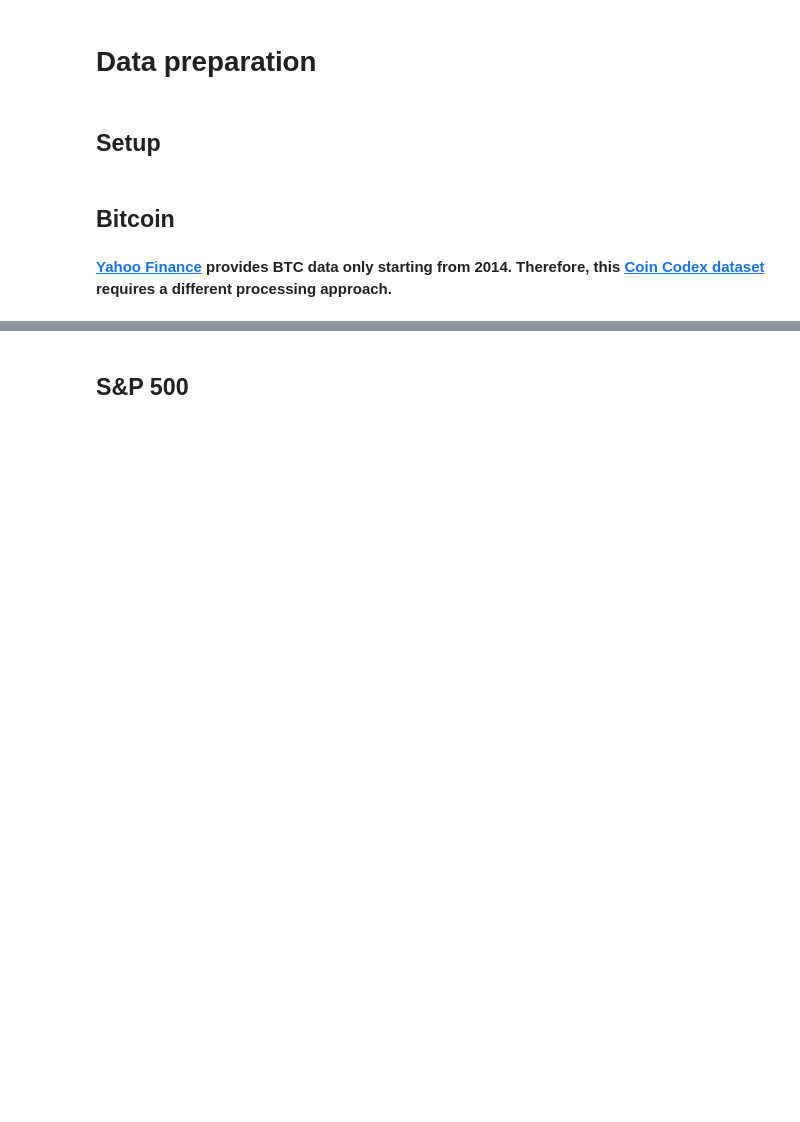
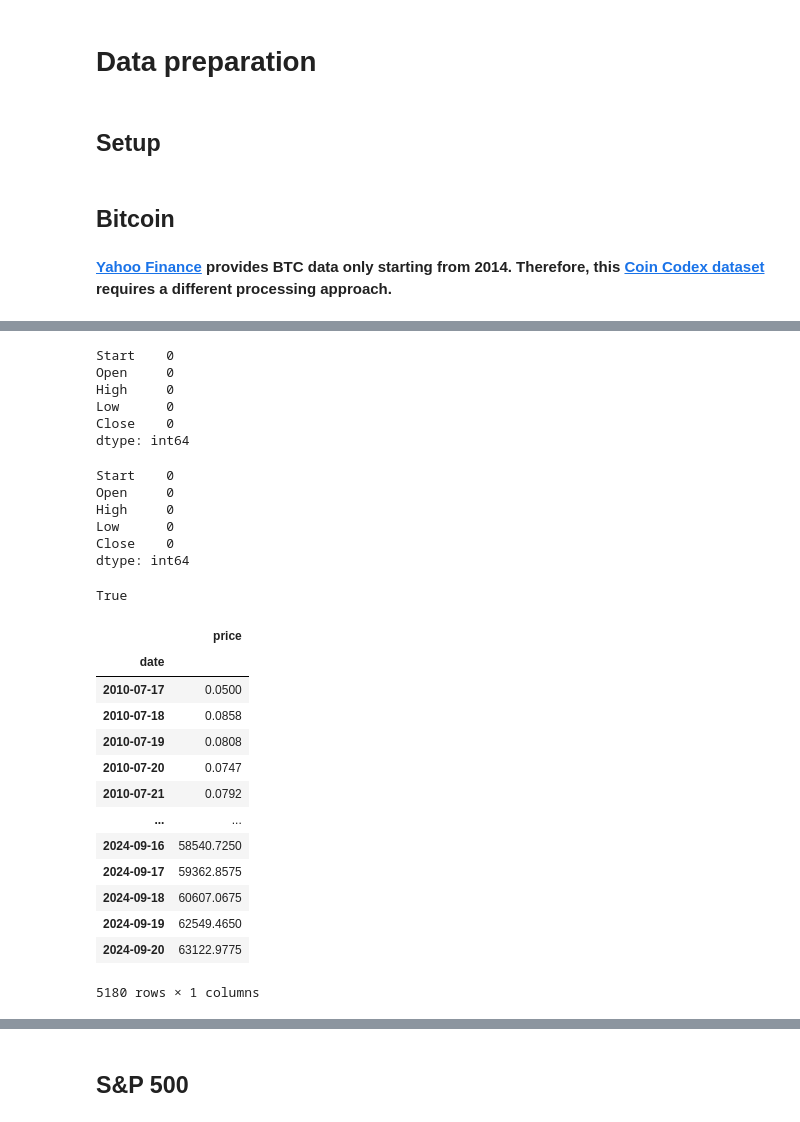
Before and after one commit to teofiloxyz/bitcoin-risk-and-return, a Jupyter notebook: notebooks/0_Data_preparation.ipynb, the cells around one changed output, grey strips where cells are left out. Drawn from its saved outputs; the diff is of its cells as text; code cells hidden in the pictures; blank space fills up the shorter version.

```diff
--- a/notebooks/0_Data_preparation.ipynb
+++ b/notebooks/0_Data_preparation.ipynb
@@ -59,7 +56,7 @@ def show_dataset_basic_info(df: pd.DataFrame) -> None:
 **[Yahoo Finance](https://finance.yahoo.com/) provides BTC data only starting from 2014. Therefore, this [Coin Codex dataset](https://coincodex.com/crypto/bitcoin/historical-data) requires a different processing approach.**
 # %%
 # Match the path of the downloaded raw CSV
-raw_btc_path = glob.glob(os.path.expanduser("~/Downloads/bitcoin_2010-07-22*.csv"))[0]
+raw_btc_path = glob.glob(os.path.expanduser("~/Downloads/bitcoin_*.csv"))[0]
 # %%
 # Read raw CSV as df and show it
 df_btc = pd.read_csv(raw_btc_path)
@@ -76,9 +104,23 @@ df_btc[["Start", "Open", "High", "Low", "Close"]].map(type).nunique() == 1
 # %%
 # Check for null values in each relevant column
 df_btc[["Start", "Open", "High", "Low", "Close"]].isna().sum()
+# %% [output]
+Start    0
+Open     0
+High     0
+Low      0
+Close    0
+dtype: int64
 # %%
 # Check for zero values in each relevant column
 (df_btc[["Start", "Open", "High", "Low", "Close"]] == 0).sum()
+# %% [output]
+Start    0
+Open     0
+High     0
+Low      0
+Close    0
+dtype: int64
 # %%
 # Get price using OHLC average
 df_btc["price"] = df_btc[["Open", "High", "Low", "Close"]].mean(axis=1)
@@ -91,9 +133,26 @@ df_btc.drop(columns=["End", "Open", "High", "Low", "Close", "Volume", "Market Ca
 df_btc["date"] = pd.to_datetime(df_btc["date"])
 date_diff = df_btc["date"].diff().dropna()
 (date_diff == pd.Timedelta(days=1)).all()
+# %% [output]
+True
 # %%
-# Reset index and show final df
-df_btc.reset_index(drop=True, inplace=True)
+# Make date as index and show final df
+df_btc.set_index("date", inplace=True)
 df_btc
+# %% [output]
+|  | price |
+| date |  |
+| 2010-07-17 | 0.0500 |
+| 2010-07-18 | 0.0858 |
+| 2010-07-19 | 0.0808 |
+| 2010-07-20 | 0.0747 |
+| 2010-07-21 | 0.0792 |
+| ... | ... |
+| 2024-09-16 | 58540.7250 |
+| 2024-09-17 | 59362.8575 |
+| 2024-09-18 | 60607.0675 |
+| 2024-09-19 | 62549.4650 |
+| 2024-09-20 | 63122.9775 |
+5180 rows × 1 columns
 # %%
 # Export final df
```
Also changed, not shown: parts of 19 cells of this notebook.
